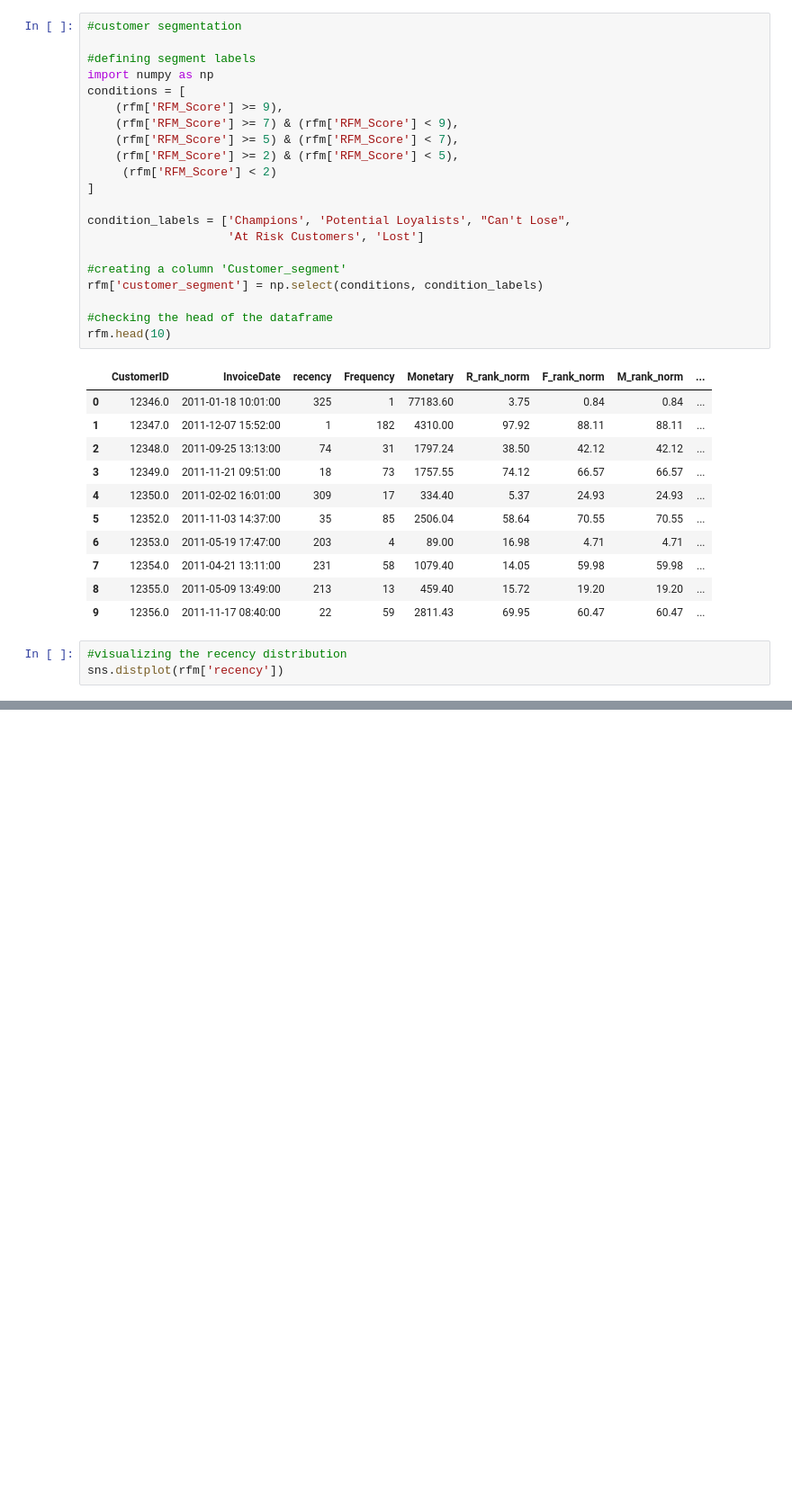
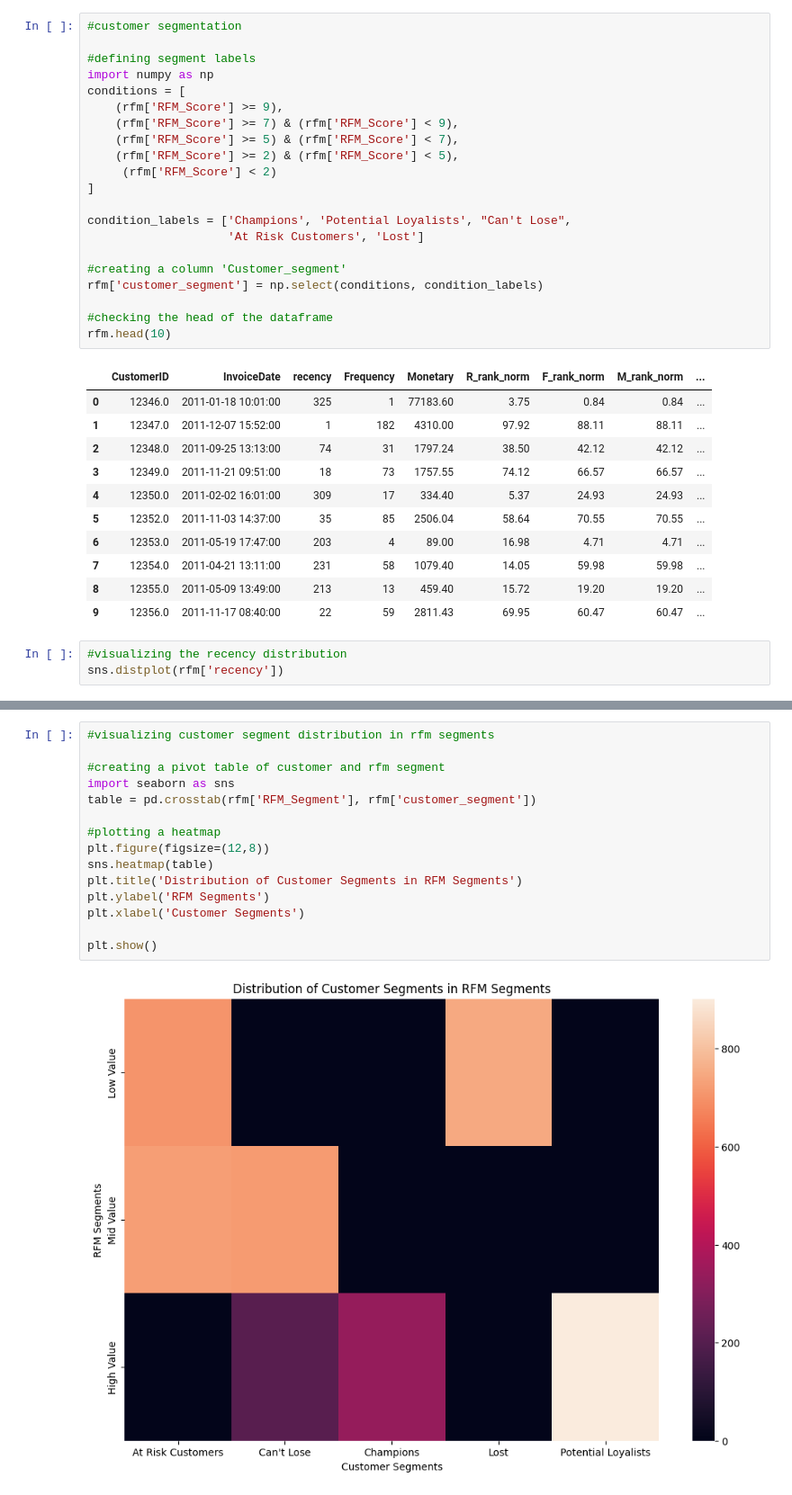
Before and after one commit to Murega14/customer_segmentation, a Jupyter notebook: index.ipynb, the cells around one changed output, grey strips where cells are left out. Shown: that part at 90% size. Cells and saved outputs as stored; diff of their text form; blank space fills up the shorter version.

```diff
--- a/index.ipynb
+++ b/index.ipynb
@@ -368,0 +430,17 @@ rfm.to_csv('rfm.csv')
+# %%
+#visualizing customer segment distribution in rfm segments
+
+#creating a pivot table of customer and rfm segment
+import seaborn as sns
+table = pd.crosstab(rfm['RFM_Segment'], rfm['customer_segment'])
+
+#plotting a heatmap
+plt.figure(figsize=(12,8))
+sns.heatmap(table)
+plt.title('Distribution of Customer Segments in RFM Segments')
+plt.ylabel('RFM Segments')
+plt.xlabel('Customer Segments')
+
+plt.show()
+# %% [output]
+[figure, added]
```
Also changed, not shown: parts of 4 cells of this notebook.
